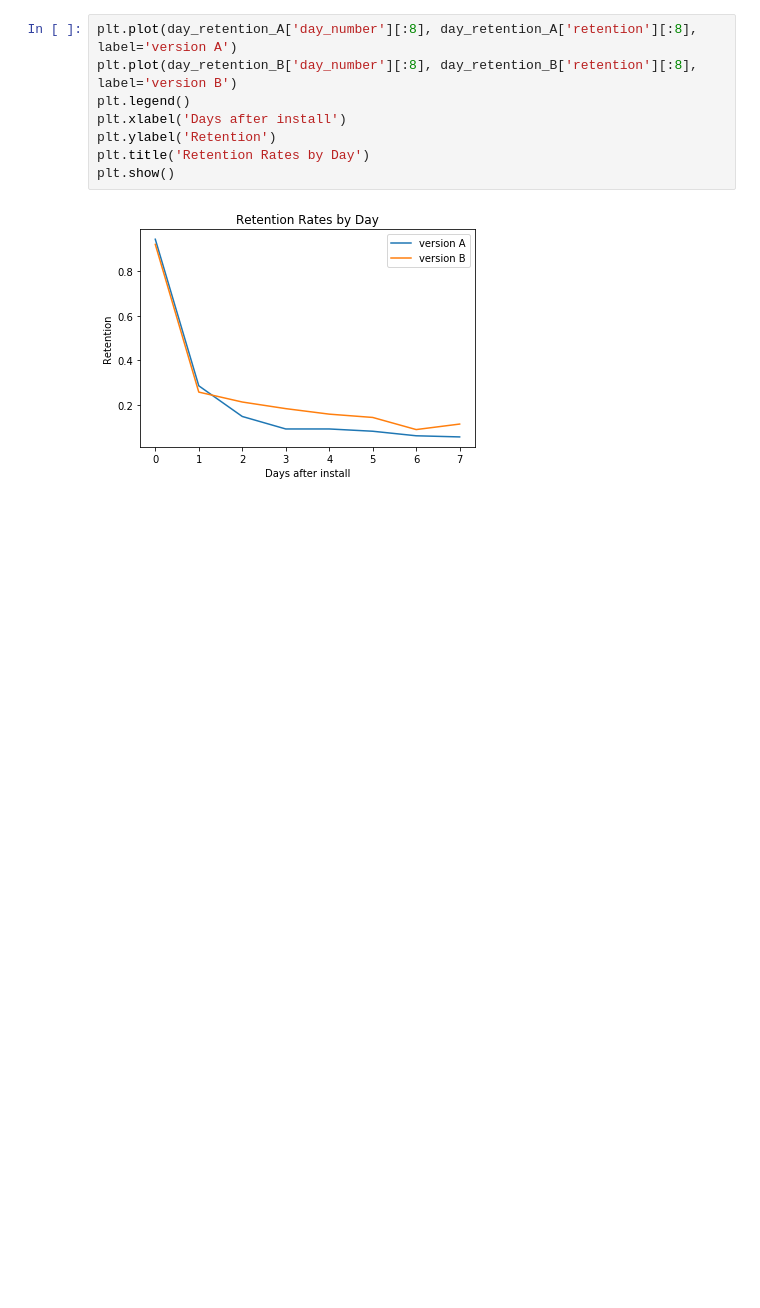
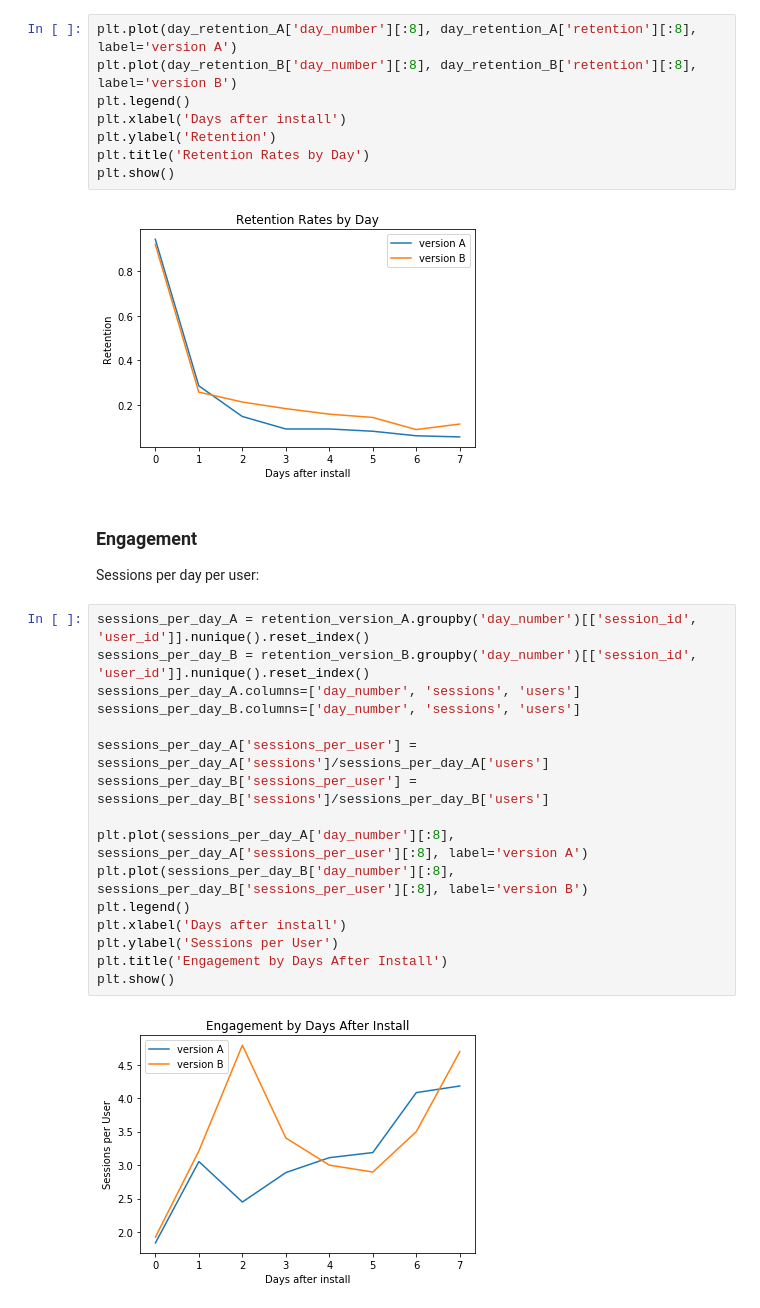
Before and after one commit to tke2101/game-analysis, a Jupyter notebook: Report.ipynb, the cells around one changed output. Drawn from its saved outputs; the diff is of its cells as text; blank space fills up the shorter version.

```diff
--- a/Report.ipynb
+++ b/Report.ipynb
@@ -109,3 +129,25 @@ plt.title('Retention Rates by Day')
 plt.show()
 # %% [output]
 [figure]
+# %% [markdown]
+### Engagement
+
+Sessions per day per user:
+# %%
+sessions_per_day_A = retention_version_A.groupby('day_number')[['session_id', 'user_id']].nunique().reset_index()
+sessions_per_day_B = retention_version_B.groupby('day_number')[['session_id', 'user_id']].nunique().reset_index()
+sessions_per_day_A.columns=['day_number', 'sessions', 'users']
+sessions_per_day_B.columns=['day_number', 'sessions', 'users']
+
+sessions_per_day_A['sessions_per_user'] = sessions_per_day_A['sessions']/sessions_per_day_A['users']
+sessions_per_day_B['sessions_per_user'] = sessions_per_day_B['sessions']/sessions_per_day_B['users']
+
+plt.plot(sessions_per_day_A['day_number'][:8], sessions_per_day_A['sessions_per_user'][:8], label='version A')
+plt.plot(sessions_per_day_B['day_number'][:8], sessions_per_day_B['sessions_per_user'][:8], label='version B')
+plt.legend()
+plt.xlabel('Days after install')
+plt.ylabel('Sessions per User')
+plt.title('Engagement by Days After Install')
+plt.show()
+# %% [output]
+[figure, added]
```
Also changed, not shown: parts of 9 cells of this notebook.
